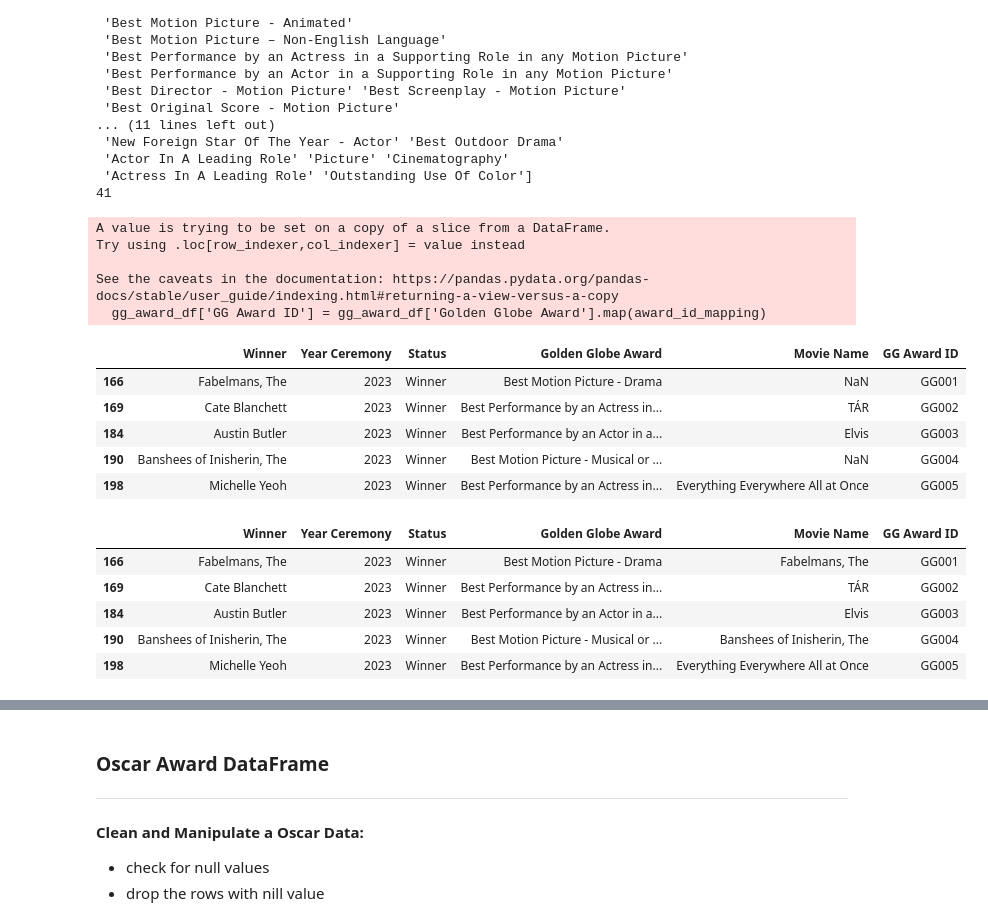
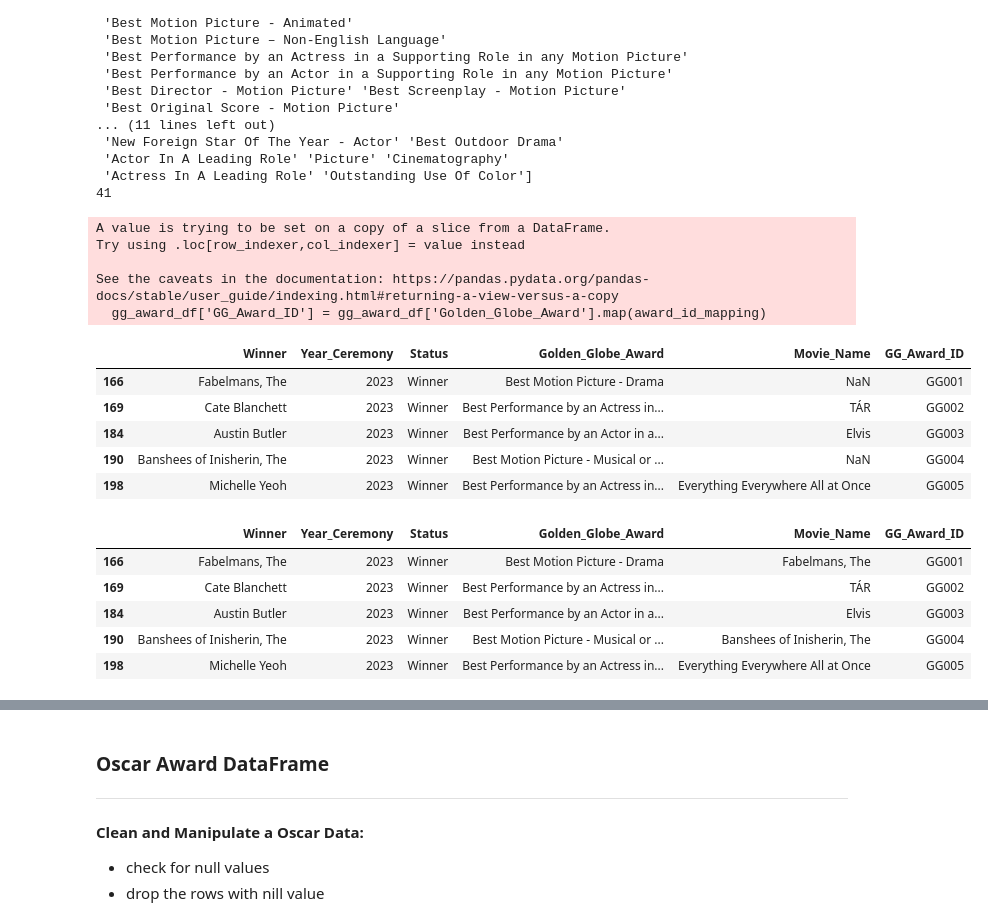
Before and after one commit to IrynaVitkovych/Project-3, a Jupyter notebook: Data Cleaning.ipynb, the cells around one changed output, grey strips where cells are left out. Saved outputs shown, nothing was run; the diff lists cells and outputs as text; code cells hidden in the pictures.

```diff
--- a/Data Cleaning.ipynb
+++ b/Data Cleaning.ipynb
@@ -182,6 +182,6 @@ goldenglobe_data.head(5)
 # %%
 # Remove awards that contain "Television" in the string
 ## We are only looking at the movie golden globe awards
-goldenglobe_data = goldenglobe_data[~goldenglobe_data['Golden Globe Award'].str.contains("Television", na=False)]
+goldenglobe_data = goldenglobe_data[~goldenglobe_data['Golden_Globe_Award'].str.contains("Television", na=False)]
 goldenglobe_data.head(5)
 # %% [output]
@@ -193,6 +193,6 @@ goldenglobe_data.head(5)
 | 6 | Guardians of the Galaxy Vol. 3 | 2024 | Nominee | Cinematic and Box Office Achievement | NaN |
 # %%
 # Create DataFrame of Golden Globe winners.
-goldenglobe_winners_df = goldenglobe_data[goldenglobe_data['Status'] == "Winner"][['Winner', 'Year Ceremony', 'Status', 'Golden Globe Award', 'Movie Name']]
+goldenglobe_winners_df = goldenglobe_data[goldenglobe_data['Status'] == "Winner"][['Winner', 'Year_Ceremony', 'Status', 'Golden_Globe_Award', 'Movie_Name']]
 goldenglobe_winners_df.head(5)
 # %% [output]
@@ -223,10 +223,10 @@ duplicate_rows
 289 rows × 5 columns
 # %%
 # Drop duplicate rows
-gg_award1_df = goldenglobe_winners_df.drop_duplicates(subset=['Winner', 'Golden Globe Award'])
+gg_award1_df = goldenglobe_winners_df.drop_duplicates(subset=['Winner', 'Golden_Globe_Award'])
 
 # Drop rows for a year 2024 (IMdB data is up to 2023)
-gg_award_df = gg_award1_df[gg_award1_df['Year Ceremony'] != 2024]
+gg_award_df = gg_award1_df[gg_award1_df['Year_Ceremony'] != 2024]
 
 # Display DataFrame without duplicates
 gg_award_df.head(5)
@@ -239,7 +239,7 @@ gg_award_df.head(5)
 | 198 | Michelle Yeoh | 2023 | Winner | Best Performance by an Actress in... | Everything Everywhere All at Once |
 # %%
 # Check for unique awards
-unique_awards = gg_award_df['Golden Globe Award'].unique()
+unique_awards = gg_award_df['Golden_Globe_Award'].unique()
 print(unique_awards)
 print(len(unique_awards))
 # %% [output]
@@ -263,24 +263,24 @@ print(len(unique_awards))
 # %%
 # Define IDs for each unique award
 gg_award_ids = [
     'GG001', 'GG002', 'GG003', 'GG004', 'GG005', 'GG006', 'GG007', 'GG008', 'GG009', 'GG010','GG011', 'GG012', 'GG013', 'GG014', 'GG015', 'GG016', 'GG017', 'GG018', 'GG019', 'GG020', 'GG021', 'GG022', 'GG023',
     'GG024', 'GG025', 'GG026', 'GG027', 'GG028', 'GG029', 'GG030', 'GG031', 'GG032', 'GG033', 'GG034', 'GG035', 'GG036', 'GG037', 'GG038', 'GG039', 'GG040', 'GG041']
 
 # Create a dictionary to map awards to their IDs
 award_id_mapping = dict(zip(unique_awards, gg_award_ids))
 
 # Add a new column with award IDs to the DataFrame
-gg_award_df['GG Award ID'] = gg_award_df['Golden Globe Award'].map(award_id_mapping)
+gg_award_df['GG_Award_ID'] = gg_award_df['Golden_Globe_Award'].map(award_id_mapping)
 
 # Display the updated DataFrame
 gg_award_df.head(5)
 # %% [output]
 A value is trying to be set on a copy of a slice from a DataFrame.
 Try using .loc[row_indexer,col_indexer] = value instead
 
 See the caveats in the documentation: https://pandas.pydata.org/pandas-docs/stable/user_guide/indexing.html#returning-a-view-versus-a-copy
-  gg_award_df['GG Award ID'] = gg_award_df['Golden Globe Award'].map(award_id_mapping)
+  gg_award_df['GG_Award_ID'] = gg_award_df['Golden_Globe_Award'].map(award_id_mapping)
-|  | Winner | Year Ceremony | Status | Golden Globe Award | Movie Name | GG Award ID |
+|  | Winner | Year_Ceremony | Status | Golden_Globe_Award | Movie_Name | GG_Award_ID |
 | 166 | Fabelmans, The | 2023 | Winner | Best Motion Picture - Drama | NaN | GG001 |
 | 169 | Cate Blanchett | 2023 | Winner | Best Performance by an Actress in... | TÁR | GG002 |
 | 184 | Austin Butler | 2023 | Winner | Best Performance by an Actor in a... | Elvis | GG003 |
@@ -288,12 +288,12 @@ See the caveats in the documentation: https://pandas.pydata.org/pandas-docs/stab
 | 198 | Michelle Yeoh | 2023 | Winner | Best Performance by an Actress in... | Everything Everywhere All at Once | GG005 |
 # %%
 # Copy values from 'Winners' column to 'Movie Name' column where 'Movie Name' is NaN
-gg_award_df.loc[gg_award_df['Movie Name'].isna(), 'Movie Name'] = gg_award_df.loc[gg_award_df['Movie Name'].isna(), 'Winner']
+gg_award_df.loc[gg_award_df['Movie_Name'].isna(), 'Movie_Name'] = gg_award_df.loc[gg_award_df['Movie_Name'].isna(), 'Winner']
 
 # Display the DataFrame with updated 'Movie Name' column
 gg_award_df.head(5)
 # %% [output]
-|  | Winner | Year Ceremony | Status | Golden Globe Award | Movie Name | GG Award ID |
+|  | Winner | Year_Ceremony | Status | Golden_Globe_Award | Movie_Name | GG_Award_ID |
 | 166 | Fabelmans, The | 2023 | Winner | Best Motion Picture - Drama | Fabelmans, The | GG001 |
 | 169 | Cate Blanchett | 2023 | Winner | Best Performance by an Actress in... | TÁR | GG002 |
 | 184 | Austin Butler | 2023 | Winner | Best Performance by an Actor in a... | Elvis | GG003 |
```
Also changed, not shown: parts of 23 cells of this notebook, 3 other files.
